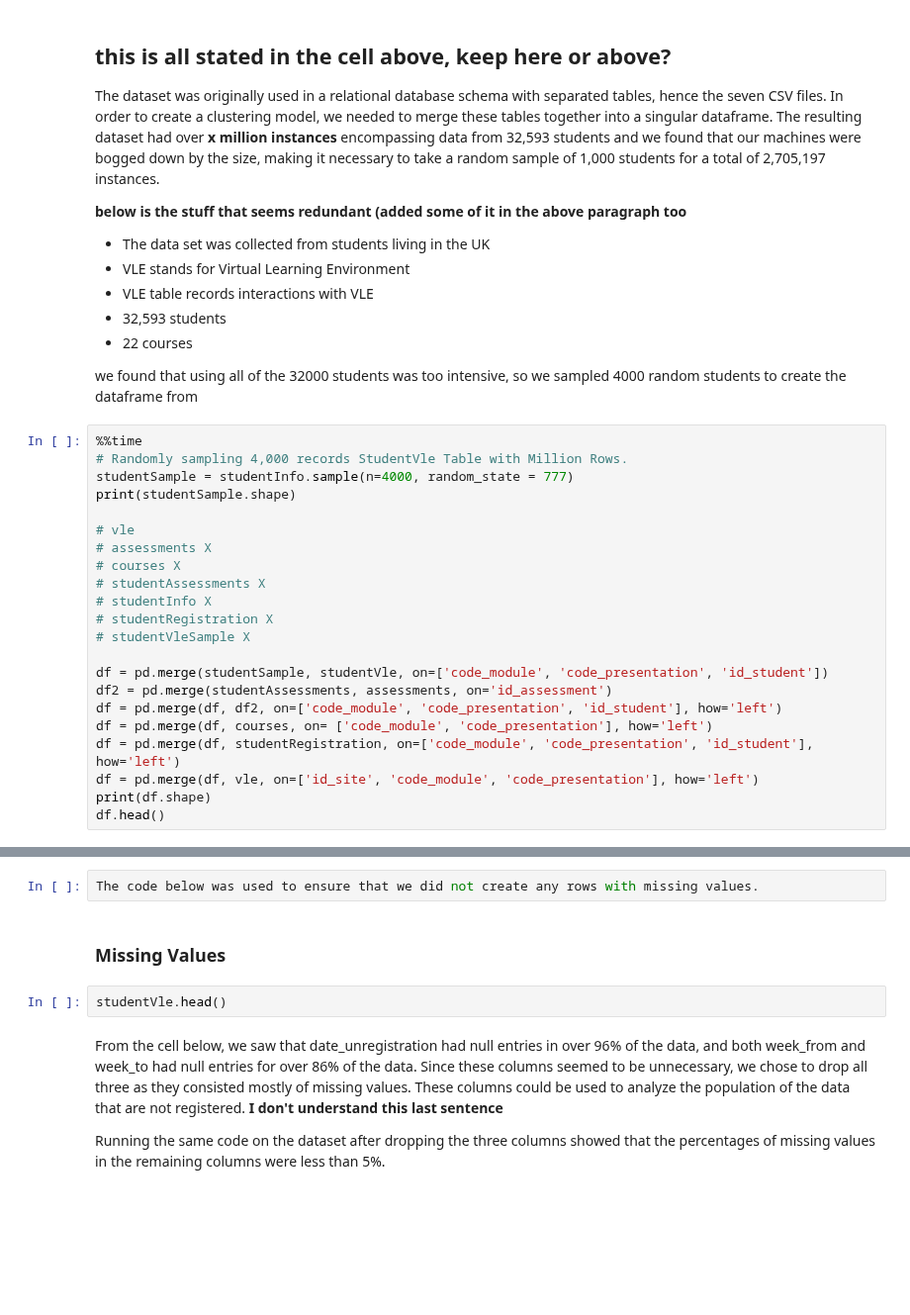
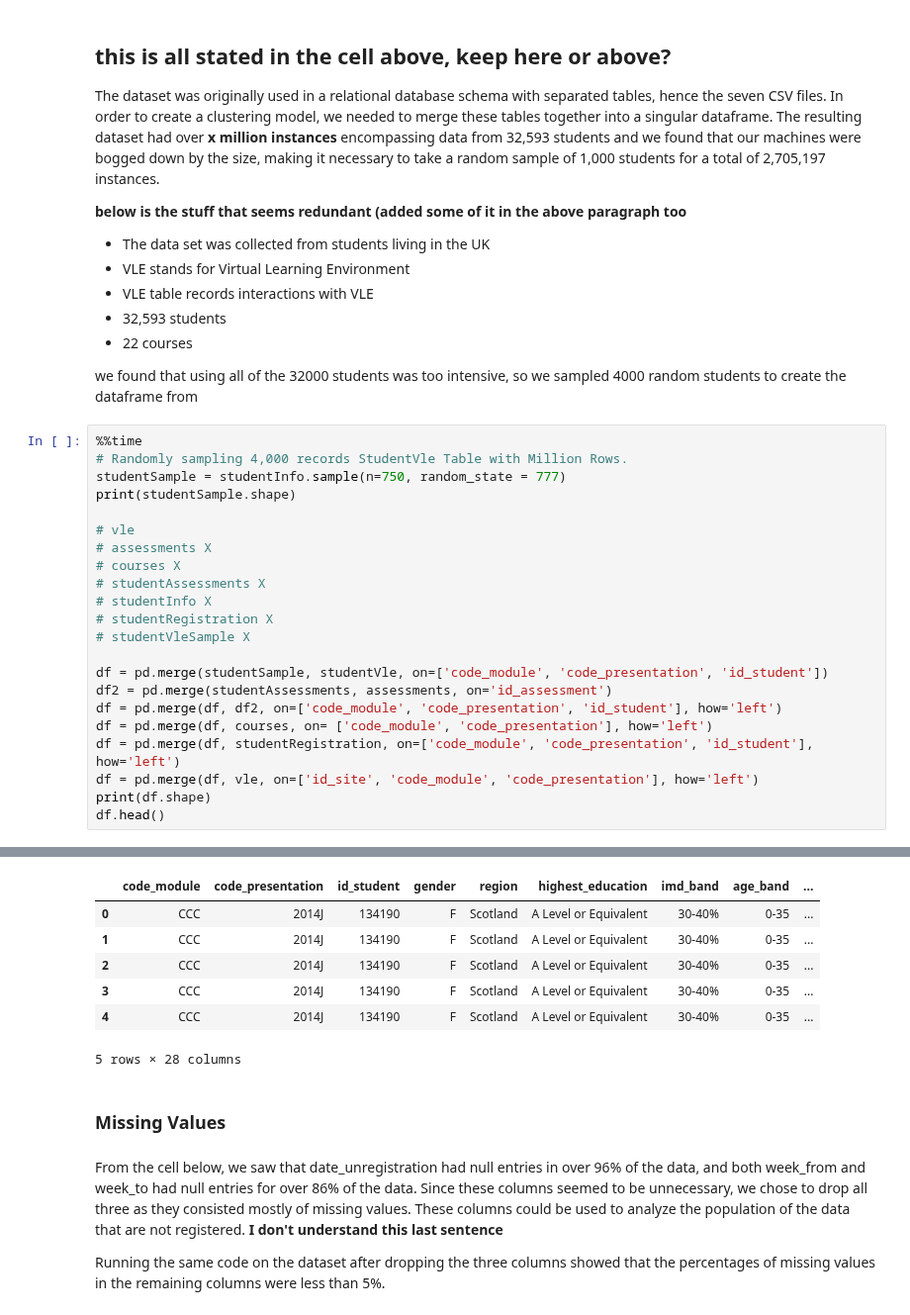
Before and after one commit to ChadKwong/DDSMachineLearning1, a Jupyter notebook: Lab 3/Lab 3.ipynb, the cells around one changed output, grey strips where cells are left out. Shown at 99% size. Drawn from its saved outputs; the diff is of its cells as text; blank space fills up the shorter version.

```diff
--- a/Lab 3/Lab 3.ipynb
+++ b/Lab 3/Lab 3.ipynb
@@ -135,7 +134,7 @@ The dataset was originally used in a relational database schema with separated t
 # %%
 %%time
 # Randomly sampling 4,000 records StudentVle Table with Million Rows.
-studentSample = studentInfo.sample(n=4000, random_state = 777)
+studentSample = studentInfo.sample(n=750, random_state = 777)
 print(studentSample.shape)
 
 # vle
@@ -154,3 +153,4 @@ df = pd.merge(df, studentRegistration, on=['code_module', 'code_presentation', '
 df = pd.merge(df, vle, on=['id_site', 'code_module', 'code_presentation'], how='left')
 print(df.shape)
 df.head()
+# %% [output]
@@ -157,9 +161,12 @@ df.head()
+|  | code_module | code_presentation | id_student | gender | region | highest_education | imd_band | age_band | ... |
+| 0 | CCC | 2014J | 134190 | F | Scotland | A Level or Equivalent | 30-40% | 0-35 | ... |
+| 1 | CCC | 2014J | 134190 | F | Scotland | A Level or Equivalent | 30-40% | 0-35 | ... |
+| 2 | CCC | 2014J | 134190 | F | Scotland | A Level or Equivalent | 30-40% | 0-35 | ... |
+| 3 | CCC | 2014J | 134190 | F | Scotland | A Level or Equivalent | 30-40% | 0-35 | ... |
+| 4 | CCC | 2014J | 134190 | F | Scotland | A Level or Equivalent | 30-40% | 0-35 | ... |
+5 rows × 28 columns
-# %%
-The code below was used to ensure that we did not create any rows with missing values.
 # %% [markdown]
 ### Missing Values
-# %%
-studentVle.head()
 # %% [markdown]
 From the cell below, we saw that date_unregistration had null entries in over 96% of the data, and both week_from and week_to had null entries for over 86% of the data. Since these columns seemed to be unnecessary, we chose to drop all three as they consisted mostly of missing values. These columns could be used to analyze the population of the data that are not registered. **I don't understand this last sentence**
 
```
Also changed, not shown: parts of 19 cells of this notebook.
